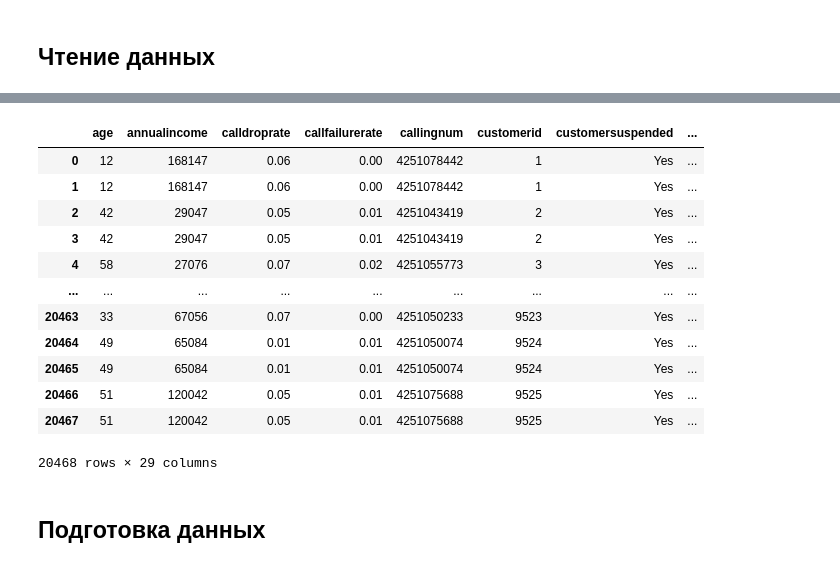
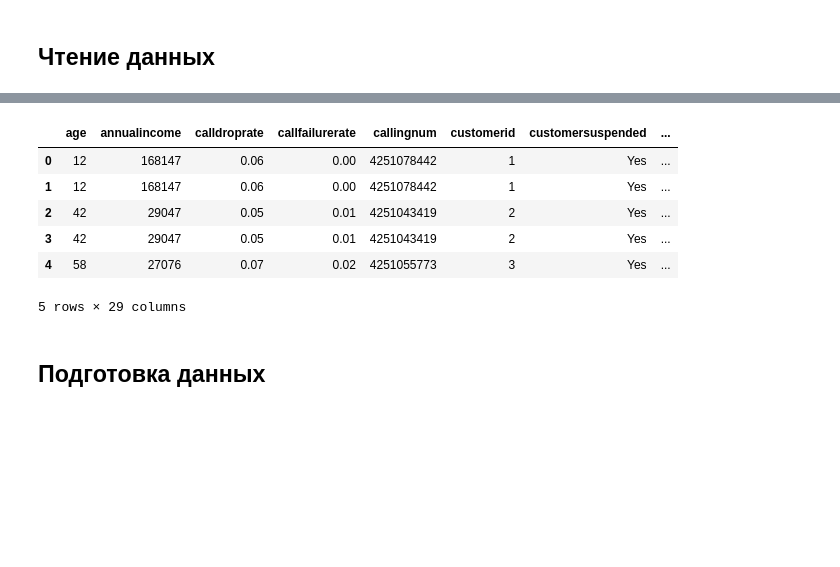
Before and after one commit to loverberg/portfolio, a Jupyter notebook: Big_Data_MTC/CatBoostClassifier.ipynb, the cells around one changed output, grey strips where cells are left out. Drawn from its saved outputs; the diff is of its cells as text; code cells hidden in the pictures; blank space fills up the shorter version.

```diff
--- a/Big_Data_MTC/CatBoostClassifier.ipynb
+++ b/Big_Data_MTC/CatBoostClassifier.ipynb
@@ -22,21 +26,15 @@ warnings.filterwarnings("ignore", category=DeprecationWarning)
 file_path= "telco-customer-churn.csv"
 # %%
 df=pd.read_csv(file_path)
-df
+df.head()
 # %% [output]
 |  | age | annualincome | calldroprate | callfailurerate | callingnum | customerid | customersuspended | ... |
 | 0 | 12 | 168147 | 0.06 | 0.00 | 4251078442 | 1 | Yes | ... |
 | 1 | 12 | 168147 | 0.06 | 0.00 | 4251078442 | 1 | Yes | ... |
 | 2 | 42 | 29047 | 0.05 | 0.01 | 4251043419 | 2 | Yes | ... |
 | 3 | 42 | 29047 | 0.05 | 0.01 | 4251043419 | 2 | Yes | ... |
 | 4 | 58 | 27076 | 0.07 | 0.02 | 4251055773 | 3 | Yes | ... |
-| ... | ... | ... | ... | ... | ... | ... | ... | ... |
-| 20463 | 33 | 67056 | 0.07 | 0.00 | 4251050233 | 9523 | Yes | ... |
-| 20464 | 49 | 65084 | 0.01 | 0.01 | 4251050074 | 9524 | Yes | ... |
-| 20465 | 49 | 65084 | 0.01 | 0.01 | 4251050074 | 9524 | Yes | ... |
-| 20466 | 51 | 120042 | 0.05 | 0.01 | 4251075688 | 9525 | Yes | ... |
-| 20467 | 51 | 120042 | 0.05 | 0.01 | 4251075688 | 9525 | Yes | ... |
-20468 rows × 29 columns
+5 rows × 29 columns
 # %% [markdown]
 ## Подготовка данных
 # %% [markdown]
```
Also changed, not shown: parts of 4 cells of this notebook, 11 other files.
